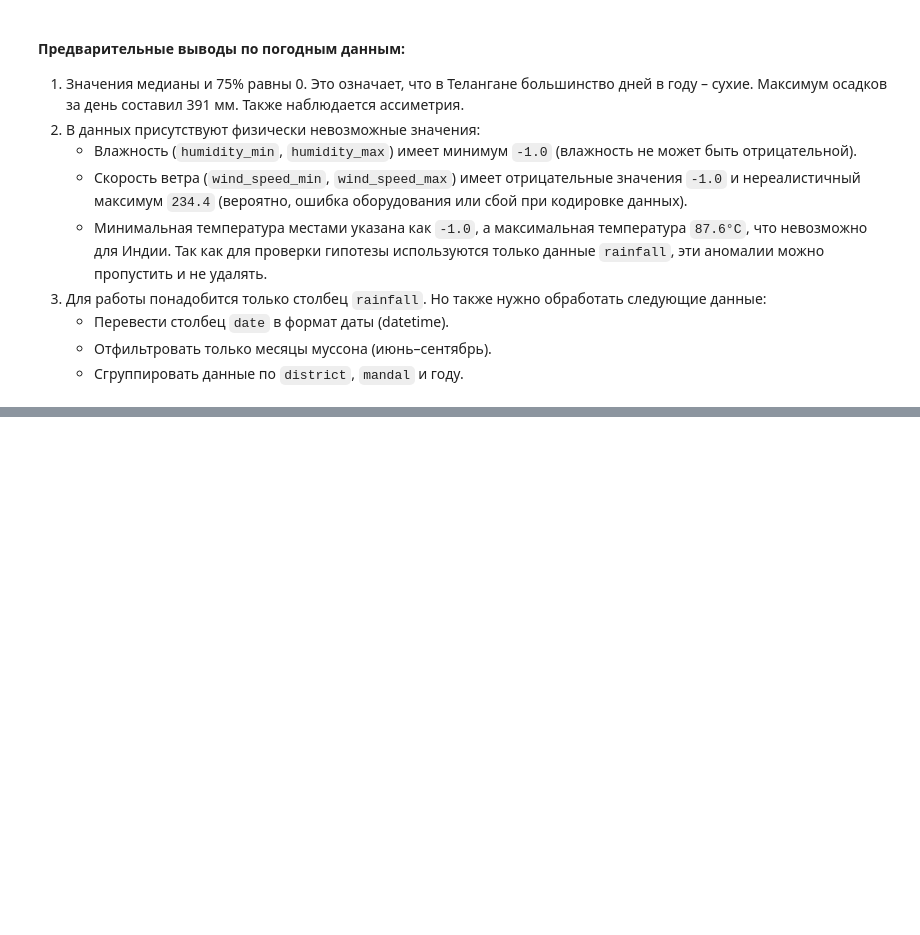
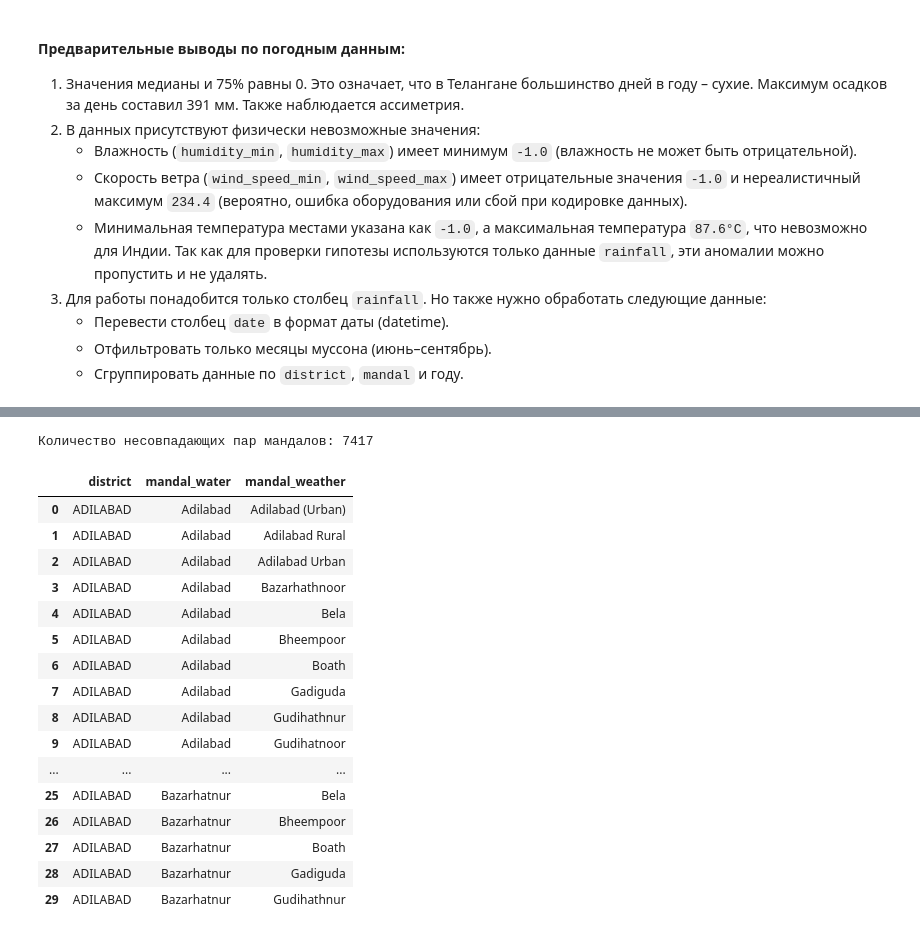
Before and after one commit to dasha1154/lab.stat, a Jupyter notebook: labwork.ipynb, the cells around one changed output, grey strips where cells are left out. Cells and saved outputs as stored; diff of their text form; code cells hidden in the pictures; blank space fills up the shorter version.

```diff
--- a/labwork.ipynb
+++ b/labwork.ipynb
@@ -249,0 +379,40 @@ memory usage: 27.4 KB
+# %%
+common_districts = set(water_agg['district']).intersection(set(weather_agg['district']))
+water_filtered = water_agg[water_agg['district'].isin(common_districts)]
+weather_filtered = weather_agg[weather_agg['district'].isin(common_districts)]
+
+merged_check = pd.merge(
+    water_filtered[['district', 'mandal']].drop_duplicates(),
+    weather_filtered[['district', 'mandal']].drop_duplicates(),
+    on='district',
+    how='outer',
+    suffixes=('_water', '_weather')
+)
+
+mismatch_mandals = merged_check[
+    (merged_check['mandal_water'] != merged_check['mandal_weather']) &
+    (merged_check['mandal_water'].notna()) &
+    (merged_check['mandal_weather'].notna())
+]
+
+print(f"Количество несовпадающих пар мандалов: {len(mismatch_mandals)}")
+display(mismatch_mandals.head(30))
+# %% [output]
+Количество несовпадающих пар мандалов: 7417
+|  | district | mandal_water | mandal_weather |
+| 0 | ADILABAD | Adilabad | Adilabad (Urban) |
+| 1 | ADILABAD | Adilabad | Adilabad Rural |
+| 2 | ADILABAD | Adilabad | Adilabad Urban |
+| 3 | ADILABAD | Adilabad | Bazarhathnoor |
+| 4 | ADILABAD | Adilabad | Bela |
+| 5 | ADILABAD | Adilabad | Bheempoor |
+| 6 | ADILABAD | Adilabad | Boath |
+| 7 | ADILABAD | Adilabad | Gadiguda |
+| 8 | ADILABAD | Adilabad | Gudihathnur |
+| 9 | ADILABAD | Adilabad | Gudihatnoor |
+| ... | ... | ... | ... |
+| 25 | ADILABAD | Bazarhatnur | Bela |
+| 26 | ADILABAD | Bazarhatnur | Bheempoor |
+| 27 | ADILABAD | Bazarhatnur | Boath |
+| 28 | ADILABAD | Bazarhatnur | Gadiguda |
+| 29 | ADILABAD | Bazarhatnur | Gudihathnur |
```
Also changed, not shown: parts of 11 cells of this notebook.
